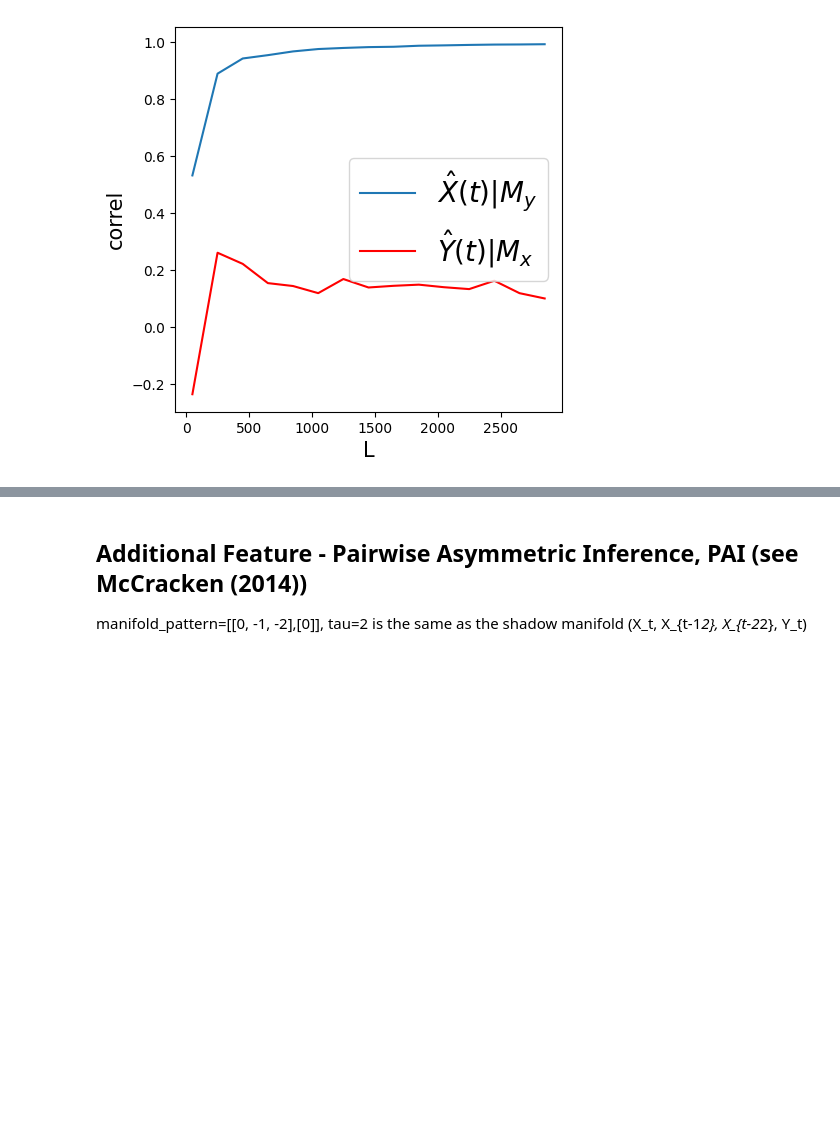
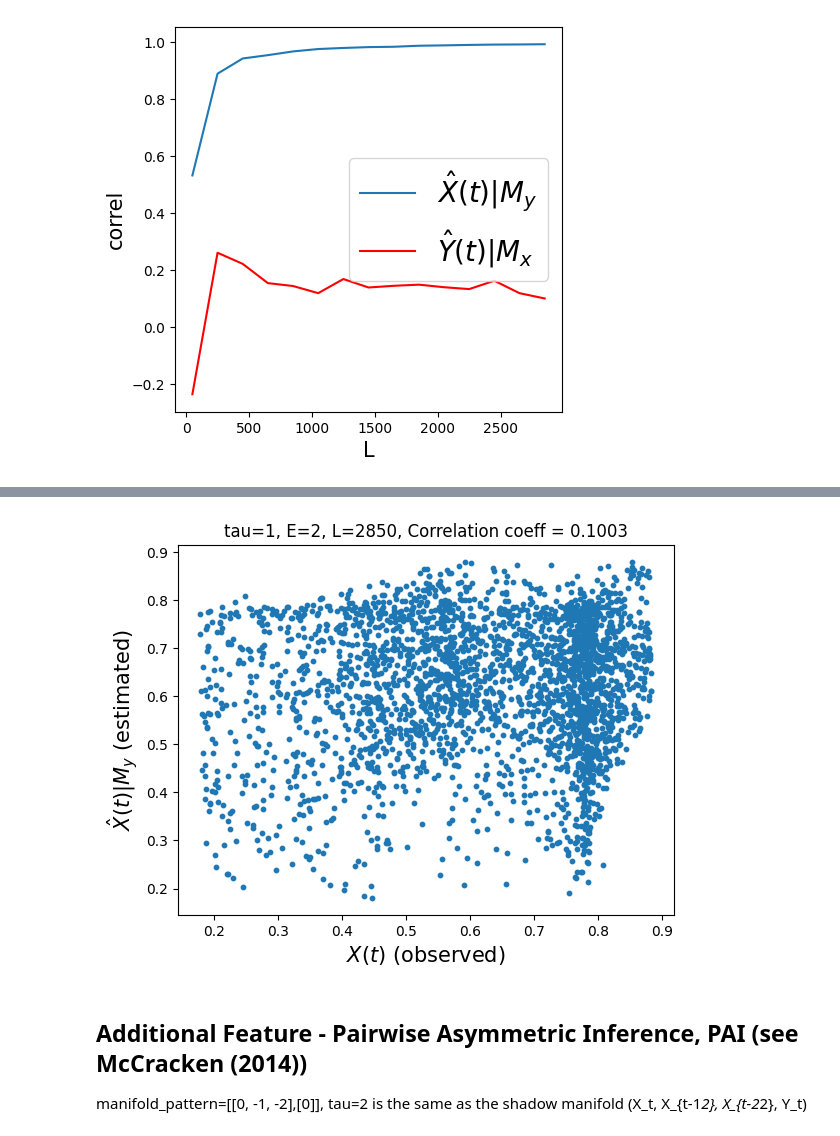
Before and after one commit to PrinceJavier/causal_ccm, a Jupyter notebook: usage_sample.ipynb, the cells around one changed output, grey strips where cells are left out. Cells and saved outputs as stored; diff of their text form; code cells hidden in the pictures; blank space fills up the shorter version.

```diff
--- a/usage_sample.ipynb
+++ b/usage_sample.ipynb
@@ -135,3 +135,8 @@ plt.legend(prop={'size': 20})
+# %%
+# Check correlation plot
+ccm_YX.plot_ccm_correls()
+# %% [output]
+[figure, added]
 # %% [markdown]
 ## Additional Feature - Pairwise Asymmetric Inference, PAI (see McCracken (2014))
 manifold_pattern=[[0, -1, -2],[0]], tau=2 is the same as the shadow manifold (X_t, X_{t-1*2}, X_{t-2*2}, Y_t)
```
Also changed, not shown: parts of 7 cells of this notebook.
